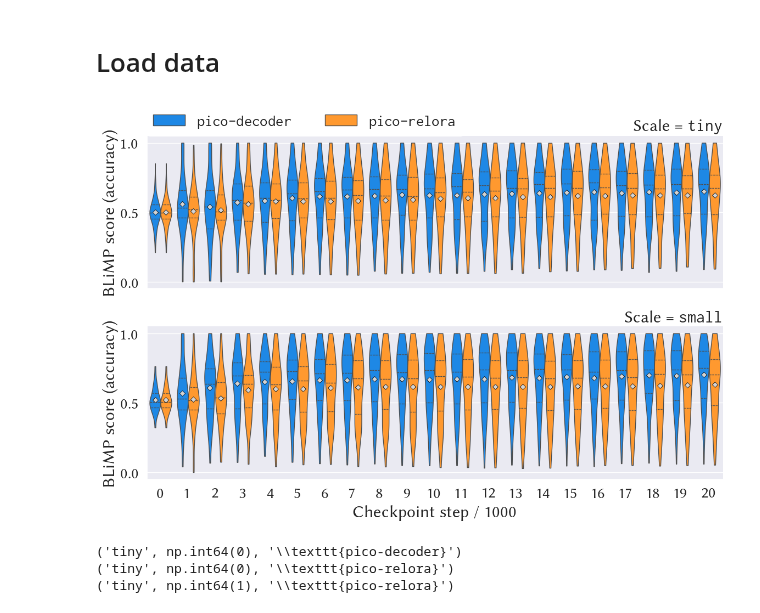
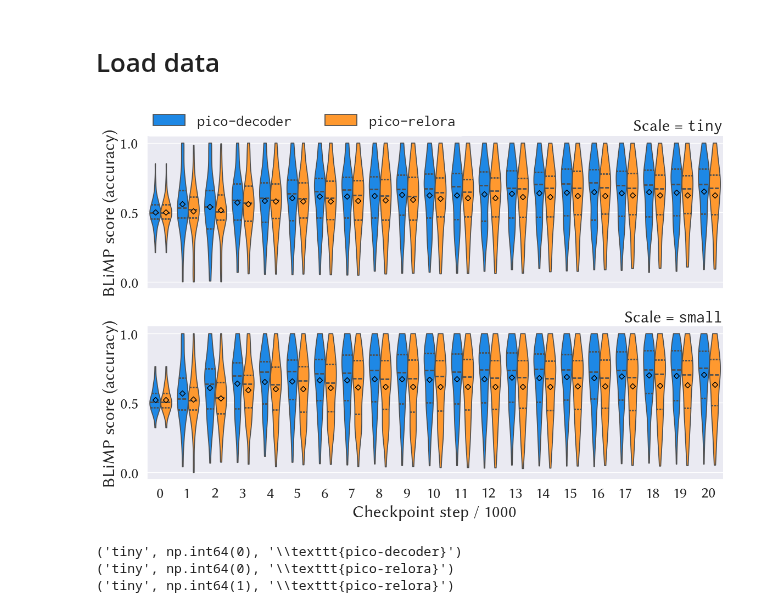
Before and after one commit to Yu-val-weiss/relora-pico, a Jupyter notebook: notebooks/blimp-plots-violin.ipynb, the cells around one changed output. Cells and saved outputs as stored; diff of their text form; code cells hidden in the pictures.

Commit message:
update violin plots

```diff
--- a/notebooks/blimp-plots-violin.ipynb
+++ b/notebooks/blimp-plots-violin.ipynb
@@ -59,6 +59,9 @@ blimp_data = pd.DataFrame(_get_data(), columns=["Scale", "Step", "Model", "UID",
 
 colors = ["#1E88E5", "#FF992F"]
 palette = dict(zip(models, colors))
+
+vio_colors = ["#AED2F4", "#FED9B3"]
+vio_palette = dict(zip(models, vio_colors))
 
 dodge = 0.4
 size = 8
@@ -77,7 +80,10 @@ g = sns.FacetGrid(data=blimp_data, row="Scale", height=4, aspect=3, sharey=True,
 #     saturation=1,
 #     fill=True,
 #     dodge=True,
+#     zorder=1,
 #     k_depth="full",
+#     line_kws=dict(linewidth=2),
+#     # showmedians=True,
 # )
 
 g.map_dataframe(
@@ -89,13 +95,14 @@ g.map_dataframe(
     saturation=1,
     fill=True,
     dodge=True,
-    inner="quart",
+    inner="quarts",
     # inner_kws=dict(box_width=5, whis_width=0.8),
+    inner_kws=dict(linewidth=2),
     cut=0,
     density_norm="count",
-    linewidth=1,
+    linewidth=None,
+    linecolor=None,
     # split=False,
-    # alpha=0.5,
     # inner=None,
 )
 
@@ -109,36 +116,37 @@ g.map_dataframe(
     palette=palette,
     dodge=dodge,
     marker="D",
     linestyle="none",
     err_kws={"linewidth": 0},
     capsize=0,
     markersize=5,
     markeredgecolor="black",
-    markerfacecolor="lightgray",
-    markeredgewidth=0.5,
+    # markerfacecolor="lightgray",
+    markeredgewidth=1,
     legend=False,
+    zorder=5,
 )
 
 
 for i, ax in enumerate(g.axes.flat):
     ax.set_title("")
     if i == 0:
         ax.legend(
             ncols=2,
             bbox_to_anchor=(0, 1),
             loc="lower left",
             facecolor="white",
             edgecolor="white",
             borderaxespad=0,
         )
 
 g.set_titles(row_template=r"Scale = \texttt{{{row_name}}}", loc="right")
 g.set_axis_labels("Checkpoint step / 1000", "BLiMP score (accuracy)")
 
 plt.savefig("../graphs/blimp_violin.pdf", bbox_inches="tight")
 plt.show()
 # %% [output]
-[figure, old version]
+[figure, new version]
 # %%
 import scipy.stats as sps
 
```
Also changed, not shown: 1 other file.
